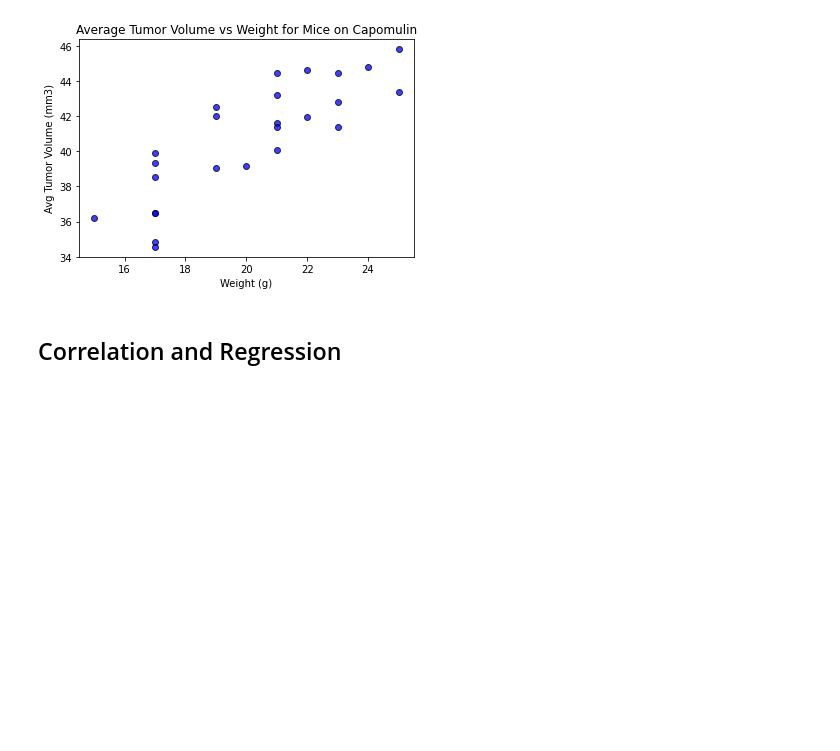
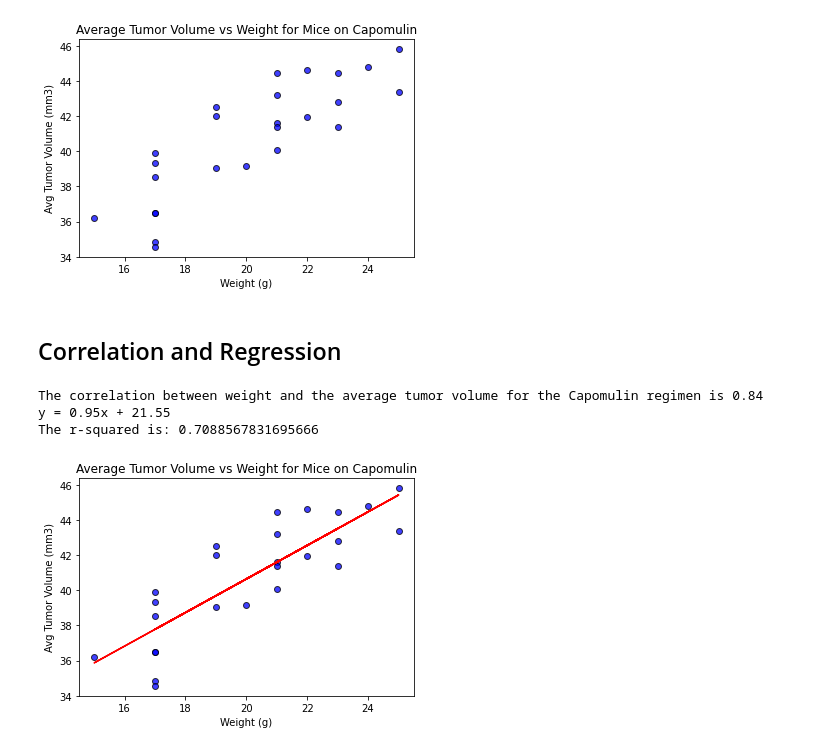
Before and after one commit to corriethomas/Matplotlib-Challenge, a Jupyter notebook: Matplotlib-Starter-Notebook.ipynb, the cells around one changed output. Saved outputs shown, nothing was run; the diff lists cells and outputs as text; code cells hidden in the pictures; blank space fills up the shorter version.

Commit message:
calculates and prints regression and correlation

```diff
--- a/Matplotlib-Starter-Notebook.ipynb
+++ b/Matplotlib-Starter-Notebook.ipynb
@@ -372,0 +372,36 @@ plt.show()
+# %%
+# Calculate the correlation coefficient and linear regression model
+# for mouse weight and average tumor volume for the Capomulin regimen
+
+# Struggled to get linregress to work on already stored weight and volume variables, so for the sake of time I just created
+# new ones. Obviously wouldn't want to do this in the real world in case I mistyped the data, so I will go back and learn this.
+cap_weight_list = [22, 21, 17, 19, 22, 24, 20, 23, 21, 21, 19, 17, 19, 25, 17, 25, 17, 23, 17, 17, 21, 23, 21, 15, 17]
+cap_tvol_list = [41.963636, 40.083699, 36.505973, 41.990097, 44.613344, 44.805810, 39.141053, 44.465236, 43.216925, 44.434474,
+                 42.507261, 34.847470, 39.049816, 45.798970, 36.509212, 43.367364, 34.559143, 42.803733, 39.328725, 39.887495, 41.581595,
+                 41.384825, 41.352452, 36.182040, 38.506829]
+# print(sts.linregress(cap_weight_list, cap_tvol_list))
+
+correlation = sts.pearsonr(cap_weight_list, cap_tvol_list)
+print(f"The correlation between weight and the average tumor volume for the Capomulin regimen is {round(correlation[0],2)}")
+
+slope=0.9544396906021159
+intercept=21.552160505085435
+rvalue=0.8419363296411235
+pvalue=1.3225733899751883e-07
+stderr=0.12754359721776629
+sts.linregress(cap_weight_list, cap_tvol_list)
+regress_values = cap_weight * slope + intercept
+line_eq = print(f"y = " + str(round(slope,2)) + "x + " + str(round(intercept,2)))
+plt.plot(cap_weight_list, regress_values,"r-")
+plt.scatter(cap_weight_list, cap_tvol_list, facecolors="blue", edgecolors="black", alpha=0.75)
+plt.annotate(line_eq, (25, 50), fontsize=15, color = "red", ha="center")
+plt.title("Average Tumor Volume vs Weight for Mice on Capomulin")
+plt.xlabel("Weight (g)")
+plt.ylabel("Avg Tumor Volume (mm3)")
+print(f"The r-squared is: {rvalue**2}")
+plt.show()
+# %% [output]
+The correlation between weight and the average tumor volume for the Capomulin regimen is 0.84
+y = 0.95x + 21.55
+The r-squared is: 0.7088567831695666
+[figure, added]
```
Also changed, not shown: parts of 2 cells of this notebook.
